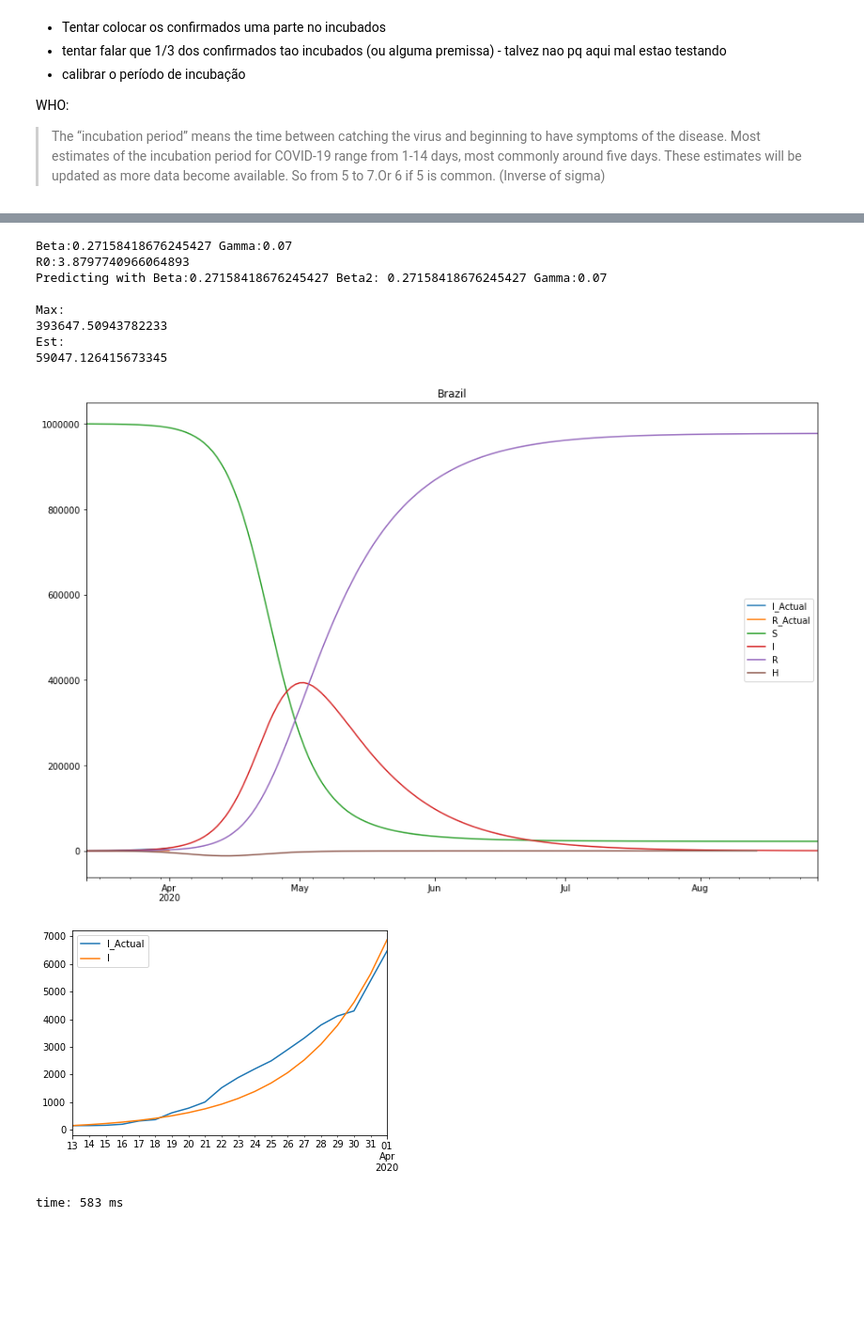
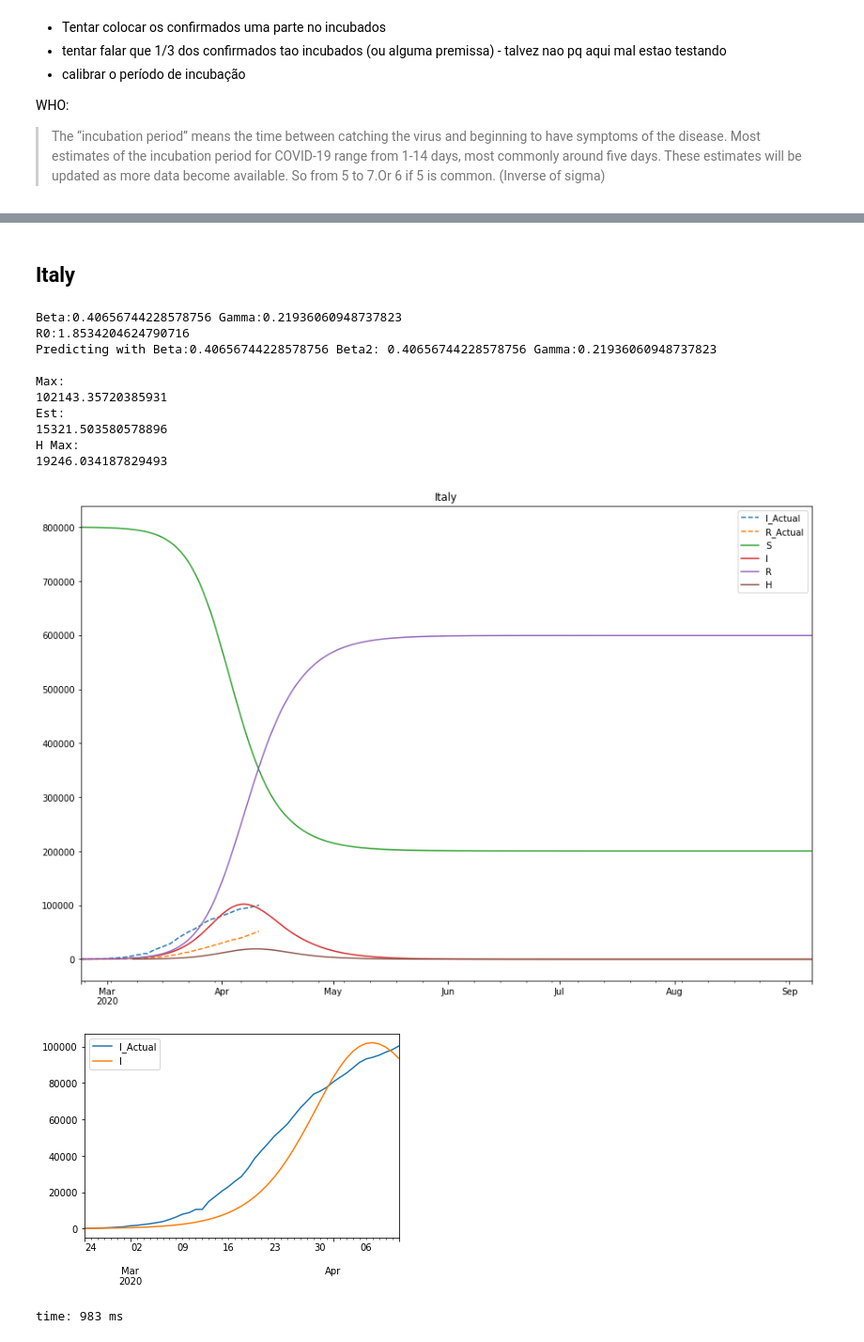
Before and after one commit to comunidadexp/sirfh-covid, a Jupyter notebook: Covid Spread Model.ipynb, the cells around one changed output, grey strips where cells are left out. Shown: that part at 94% size. Cells and saved outputs as stored; diff of their text form; code cells hidden in the pictures; blank space fills up the shorter version.

```diff
--- a/Covid Spread Model.ipynb
+++ b/Covid Spread Model.ipynb
@@ -349,28 +512,44 @@ time: 651 ms
+# %% [markdown]
+## Italy
 # %%
-t1 = SIR('Brazil',
-         #N=200e6 * 15/230,
-         N=1e6,
-         alpha=0.7,
-         betaBounds = (0.1, 0.4),
-         gammaBounds = (0.07, 0.1),
-         nth = 100
+t1 = SIR('Italy',
+         N=.8e6,
+         #N=1e6,
+         alpha=.9,
+         betaBounds = (0.1, 4.0),
+         gammaBounds = (0.05, 2.0),
+         nth = 100,
+         hospRate = 0.07,
+         daysToHosp = 1, #big for detction
+         daysToLeave = 12,
+         infectedAssumption = 1,
+         #forcedBeta = 3,
+         #quarantineDate = dt.datetime(2020,3,16), #italy lockdown was on the 9th
+         #estimateBeta2 = True
                 )
+
 t1.train()
+
+#italy_beta = t1.beta2
 t1.main_plot()
 t1.I_fit_plot()
 print('\nMax:')
 print(t1.df.I.max())
 print('Est:')
 print(t1.df.I.max()*.15)
+print('H Max:')
+print(t1.df['H'].max())
 # %% [output]
-Beta:0.27158418676245427 Gamma:0.07
-R0:3.8797740966064893
-Predicting with Beta:0.27158418676245427 Beta2: 0.27158418676245427 Gamma:0.07
+Beta:0.40656744228578756 Gamma:0.21936060948737823
+R0:1.8534204624790716
+Predicting with Beta:0.40656744228578756 Beta2: 0.40656744228578756 Gamma:0.21936060948737823
 
 Max:
-393647.50943782233
+102143.35720385931
 Est:
-59047.126415673345
+15321.503580578896
+H Max:
+19246.034187829493
-[figure, old version]
+[figure, new version]
-[figure, old version]
+[figure, new version]
-time: 583 ms
+time: 983 ms
```
Also changed, not shown: parts of 62 cells of this notebook, 3 other files.
